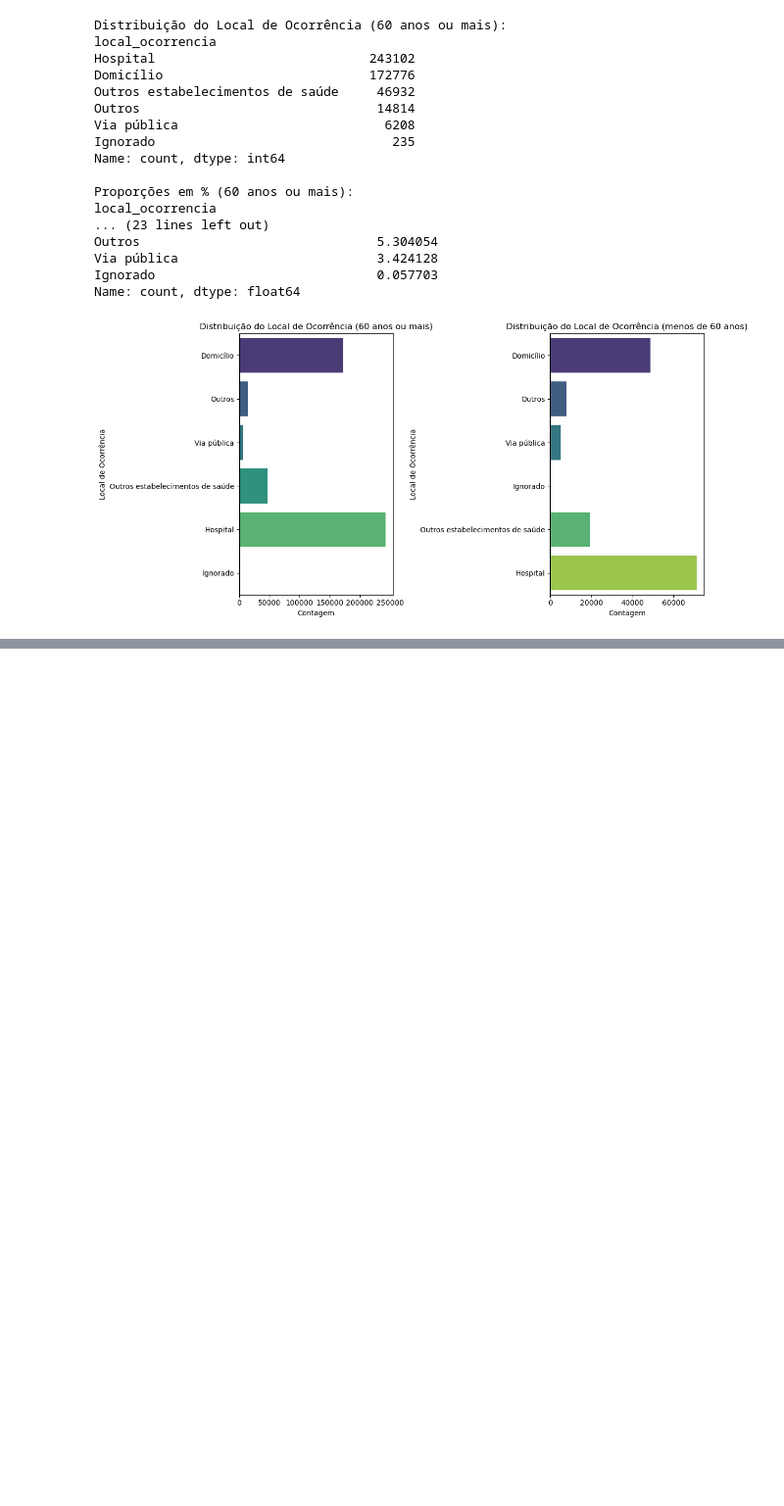
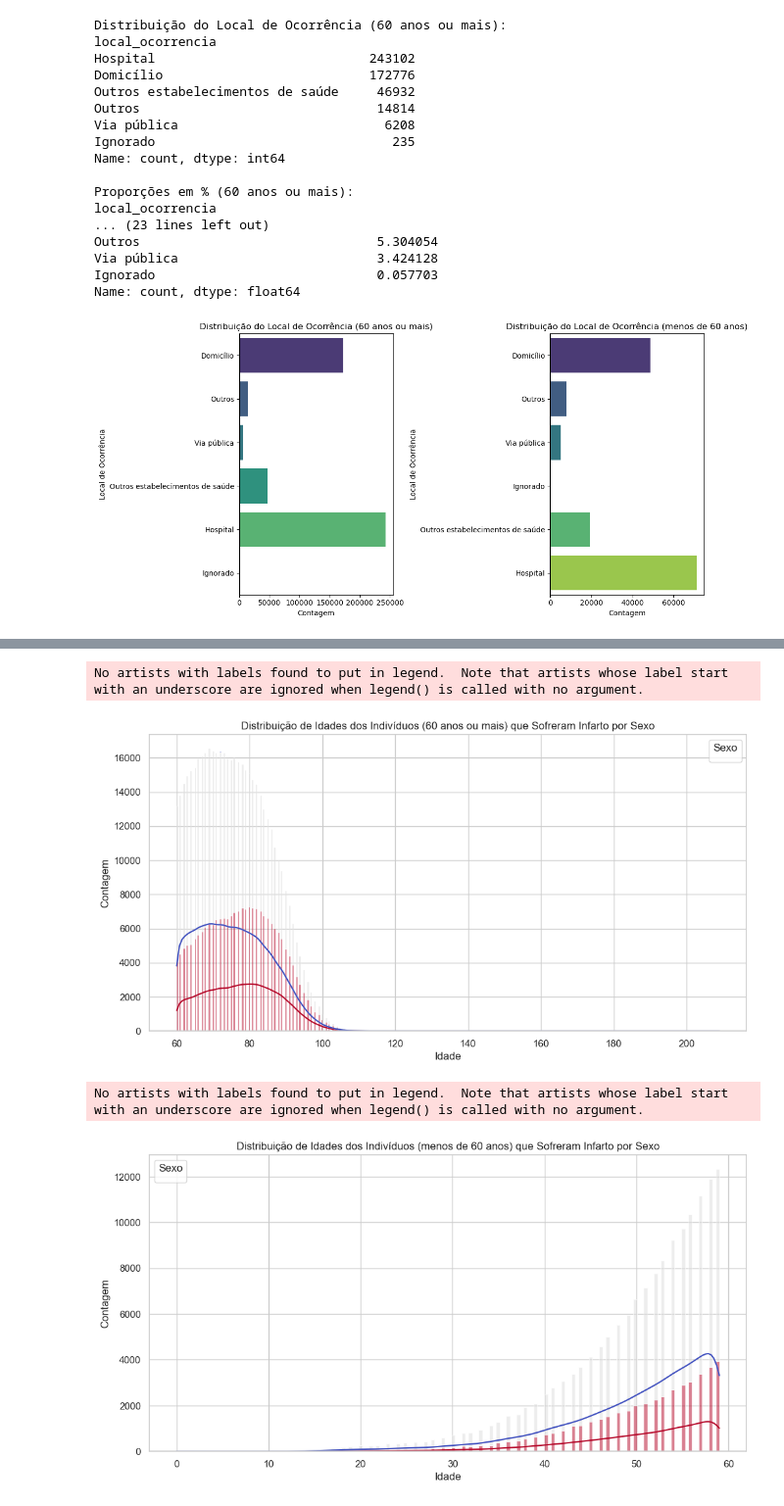
Before and after one commit to hlaff147/mortality-data-analysis, a Jupyter notebook: notebooks/analise_comparativa_idades.ipynb, the cells around one changed output, grey strips where cells are left out. Shown: that part at 98% size. Cells and saved outputs as stored; diff of their text form; code cells hidden in the pictures; blank space fills up the shorter version.

```diff
--- a/notebooks/analise_comparativa_idades.ipynb
+++ b/notebooks/analise_comparativa_idades.ipynb
@@ -260 +305,26 @@ Sim         0.001311
 Name: count, dtype: float64
+# %%
+# Definir o estilo do seaborn
+sns.set(style="whitegrid")
+# Criar o gráfico de distribuição de idades por sexo e raça/cor para maiores de 60 anos
+plt.figure(figsize=(12, 6))
+sns.histplot(data=df_infarto_maior_60, x='idade', hue='sexo', multiple='stack', palette='coolwarm', kde=True)
+plt.title('Distribuição de Idades dos Indivíduos (60 anos ou mais) que Sofreram Infarto por Sexo')
+plt.xlabel('Idade')
+plt.ylabel('Contagem')
+plt.legend(title='Sexo')
+plt.show()
+
+# Criar o gráfico de distribuição de idades por sexo e raça/cor para menores de 60 anos
+plt.figure(figsize=(12, 6))
+sns.histplot(data=df_infarto_menor_60, x='idade', hue='sexo', multiple='stack', palette='coolwarm', kde=True)
+plt.title('Distribuição de Idades dos Indivíduos (menos de 60 anos) que Sofreram Infarto por Sexo')
+plt.xlabel('Idade')
+plt.ylabel('Contagem')
+plt.legend(title='Sexo')
+plt.show()
+# %% [output]
+No artists with labels found to put in legend.  Note that artists whose label start with an underscore are ignored when legend() is called with no argument.
+[figure, added]
+No artists with labels found to put in legend.  Note that artists whose label start with an underscore are ignored when legend() is called with no argument.
+[figure, added]
```
Also changed, not shown: parts of 6 cells of this notebook, 1 other file.
